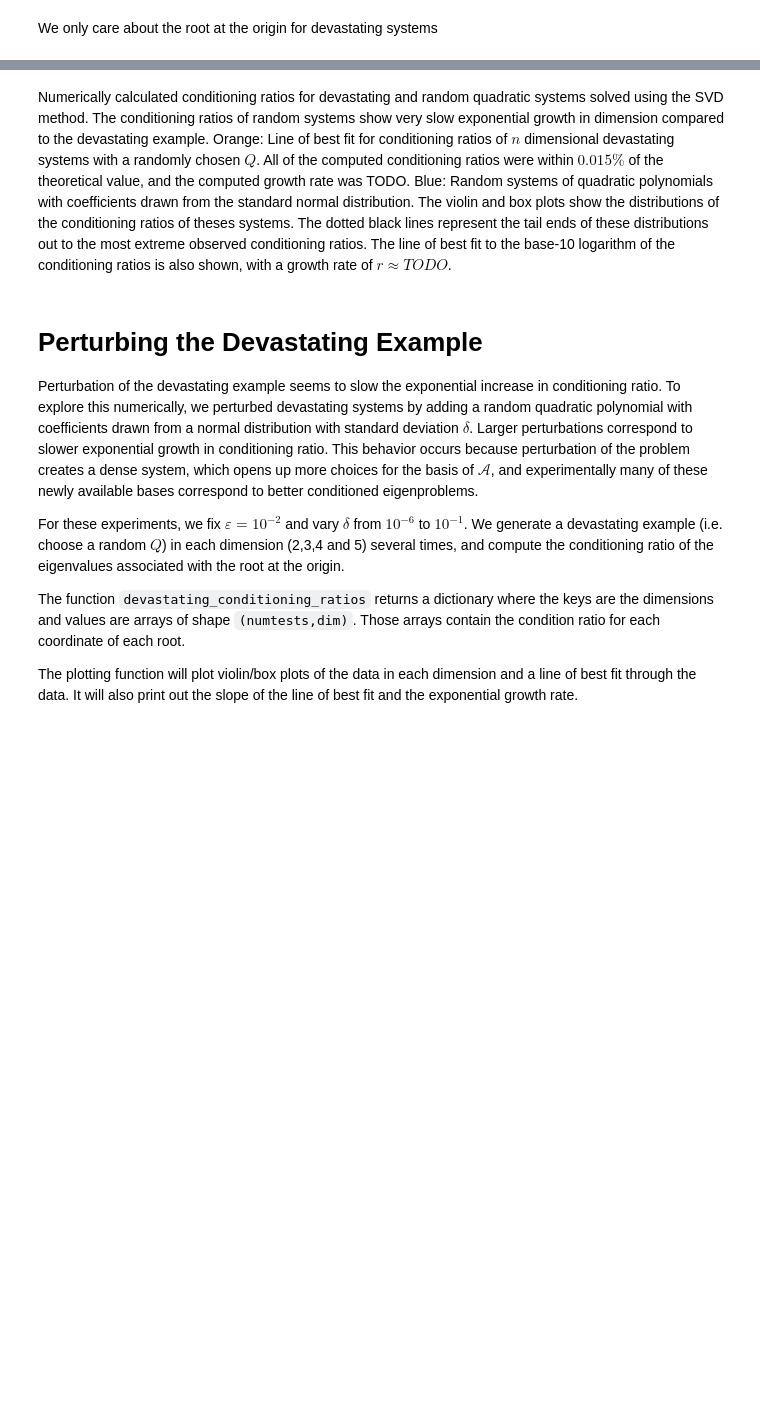
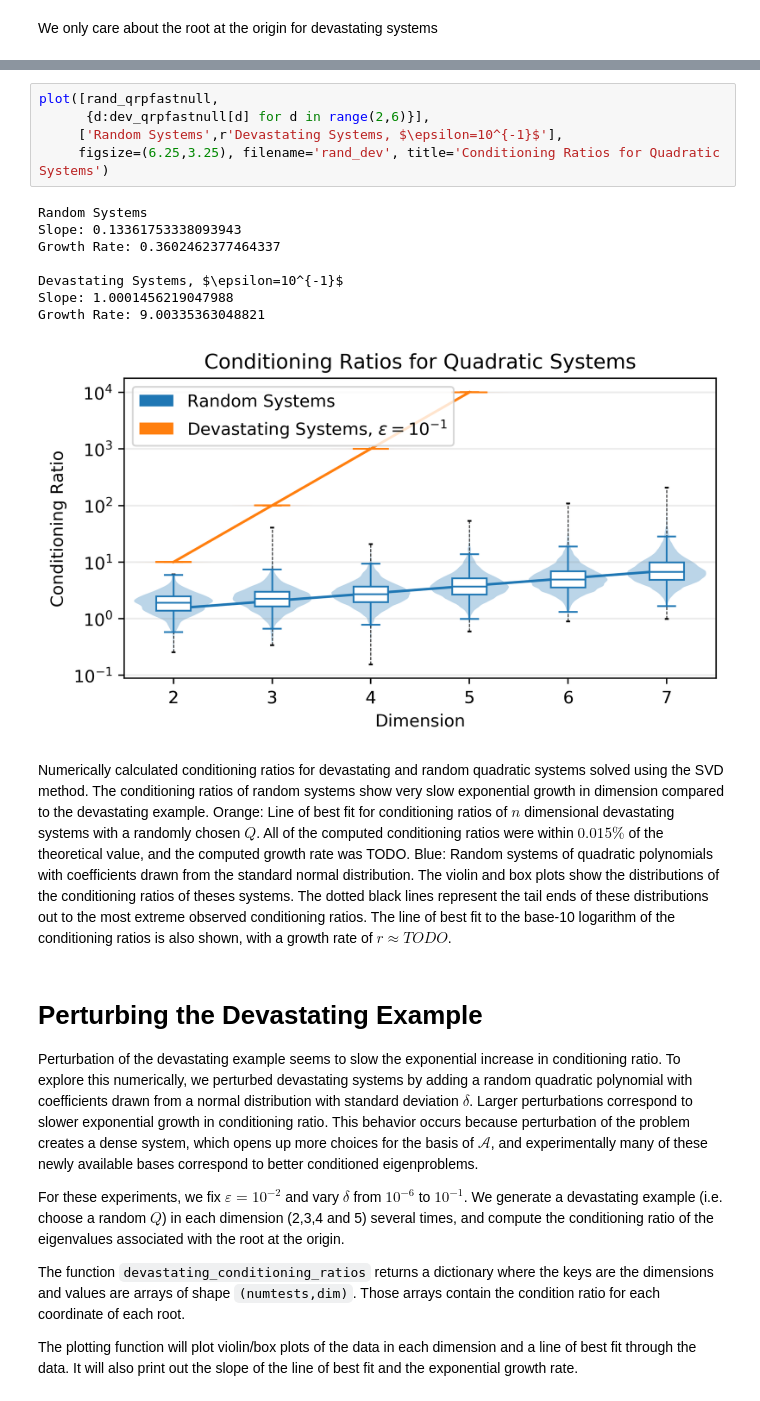
Before and after one commit to tylerjarvis/eigen_rootfinding, a Jupyter notebook: ConditioningRatios.ipynb, the cells around one changed output, grey strips where cells are left out. Drawn from its saved outputs; the diff is of its cells as text; blank space fills up the shorter version.

```diff
--- a/ConditioningRatios.ipynb
+++ b/ConditioningRatios.ipynb
@@ -127,3 +169,17 @@ Growth Rate: 9.000892574008235
+# %%
+plot([rand_qrpfastnull,
+      {d:dev_qrpfastnull[d] for d in range(2,6)}],
+     ['Random Systems',r'Devastating Systems, $\epsilon=10^{-1}$'],
+     figsize=(6.25,3.25), filename='rand_dev', title='Conditioning Ratios for Quadratic Systems')
+# %% [output]
+Random Systems
+Slope: 0.13361753338093943
+Growth Rate: 0.3602462377464337
+
+Devastating Systems, $\epsilon=10^{-1}$
+Slope: 1.0001456219047988
+Growth Rate: 9.00335363048821
+[figure, added]
 # %% [markdown]
 Numerically calculated conditioning ratios for devastating and random quadratic systems solved using the SVD method.  The conditioning ratios of random systems show very slow exponential growth in dimension compared to the devastating example. Orange: Line of best fit for conditioning ratios of $n$ dimensional devastating systems with a randomly chosen $Q$. All of the computed conditioning ratios were within $0.015\%$ of the theoretical value, and the computed growth rate was TODO. Blue: Random systems of quadratic polynomials with coefficients drawn from the standard normal distribution. The violin and box plots show the distributions of the conditioning ratios of theses systems. The dotted black lines represent the tail ends of these distributions out to the most extreme observed conditioning ratios. The line of best fit to the base-10 logarithm of the conditioning ratios is also shown, with a growth rate of $r \approx TODO$.
 # %% [markdown]
```
Also changed, not shown: parts of 24 cells of this notebook.
